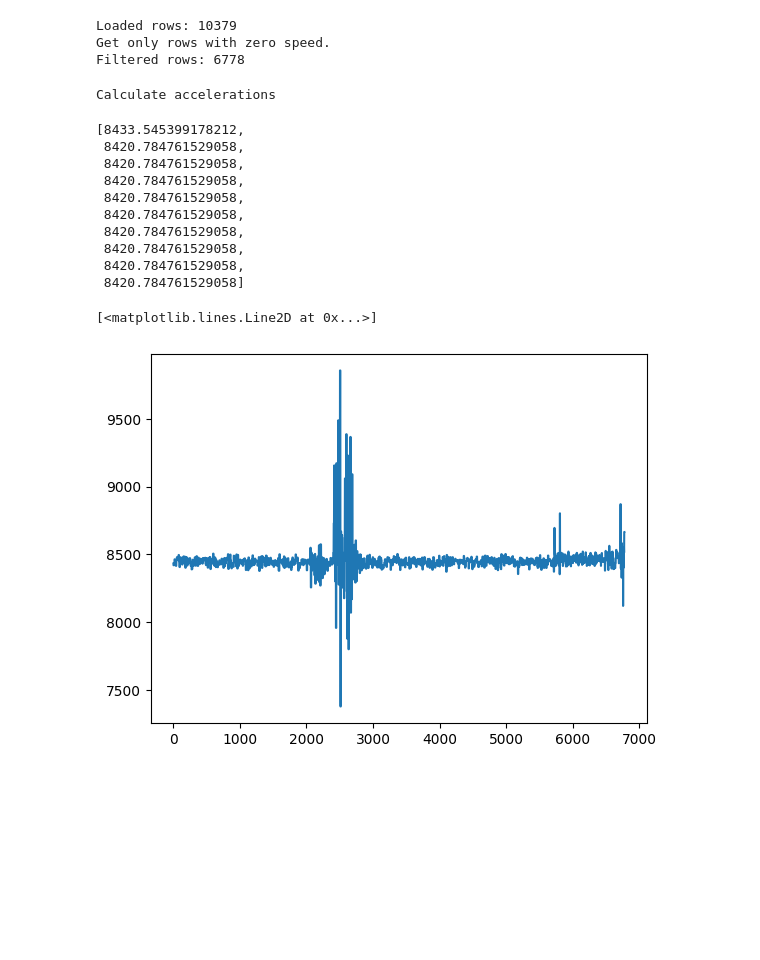
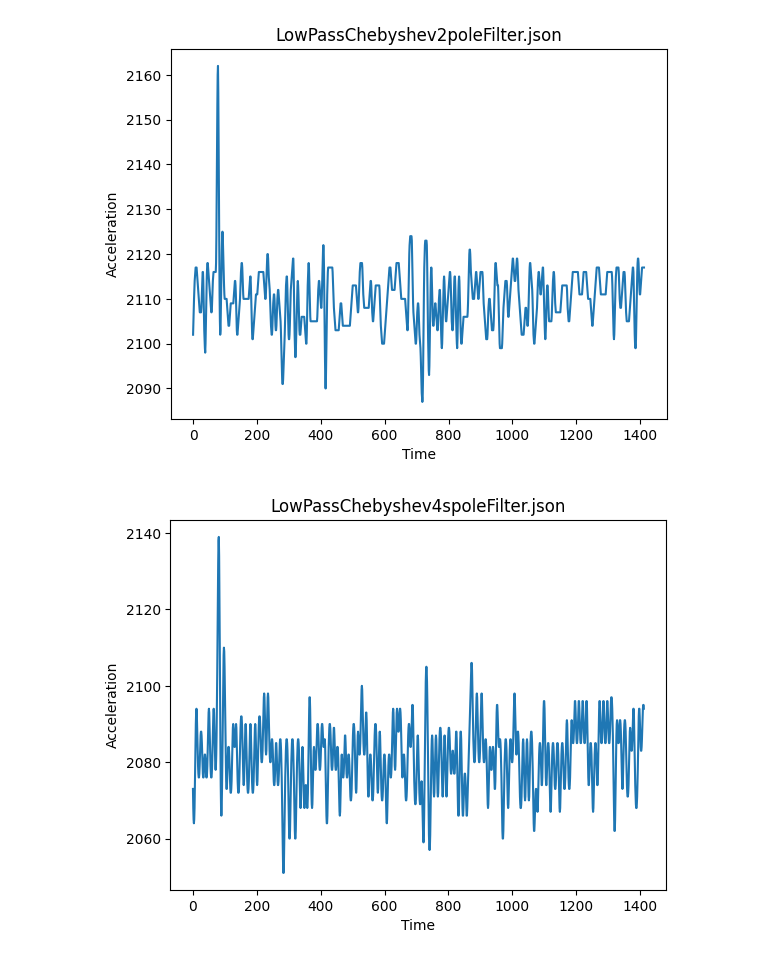
Before and after one commit to gaitovrat/bachelor, a Jupyter notebook: Notebooks/Filters.ipynb, the cells around one changed output. Drawn from its saved outputs; the diff is of its cells as text; code cells hidden in the pictures; blank space fills up the shorter version.

Commit message:
Fix filters

```diff
--- a/Notebooks/Filters.ipynb
+++ b/Notebooks/Filters.ipynb
@@ -4,40 +6,18 @@ import matplotlib.pyplot as plt
-# %%
-DATA_FILE = '/Users/ratmirgaitov/Library/CloudStorage/GoogleDrive-gaitovrat@gmail.com/My Drive/Bachelor/Recordings/recordng-1712241928-1712242374.json'
-
-data: list[dict]
-
-with open(DATA_FILE) as f:
-    data = json.load(f)
-
-print('Loaded rows:', len(data))
-print('Get only rows with zero speed.')
-data = [d for d in data if d['data']['motor']['leftSpeed'] == 0 or d['data']['motor']['rightSpeed'] == 0]
-print('Filtered rows:', len(data))
-# %% [output]
-Loaded rows: 10379
-Get only rows with zero speed.
-Filtered rows: 6778
-# %%
-import math
-
-print('Calculate accelerations')
-accelerations = [d['data']['sensor']['accel'] for d in data]
-accelerations = [math.sqrt(a['x'] ** 2 + a['y'] ** 2 + a['z'] ** 2) for a in accelerations]
-accelerations[:10]
-# %% [output]
-Calculate accelerations
-[8433.545399178212,
- 8420.784761529058,
- 8420.784761529058,
- 8420.784761529058,
- 8420.784761529058,
- 8420.784761529058,
- 8420.784761529058,
- 8420.784761529058,
- 8420.784761529058,
- 8420.784761529058]
-# %%
-plt.plot(accelerations)
-# %% [output]
-[<matplotlib.lines.Line2D at 0x...>]
-[figure, removed]
+# %%
+def plot(data: list[int], name) -> None:
+    plt.xlabel('Time')
+    plt.ylabel('Acceleration')
+    plt.title(name)
+    plt.plot(data)
+    plt.show()
+# %%
+PATH = "../Data"
+FILES = [file for file in os.listdir(PATH) if "Filter" in file]
+
+for file in FILES:
+    with open(f"{PATH}/{file}", "r") as f:
+        data = json.load(f)
+        plot(data[100:], file)
+# %% [output]
+[figure, added]
+[figure, added]
```
Also changed, not shown: parts of 2 cells of this notebook, 19 other files.
